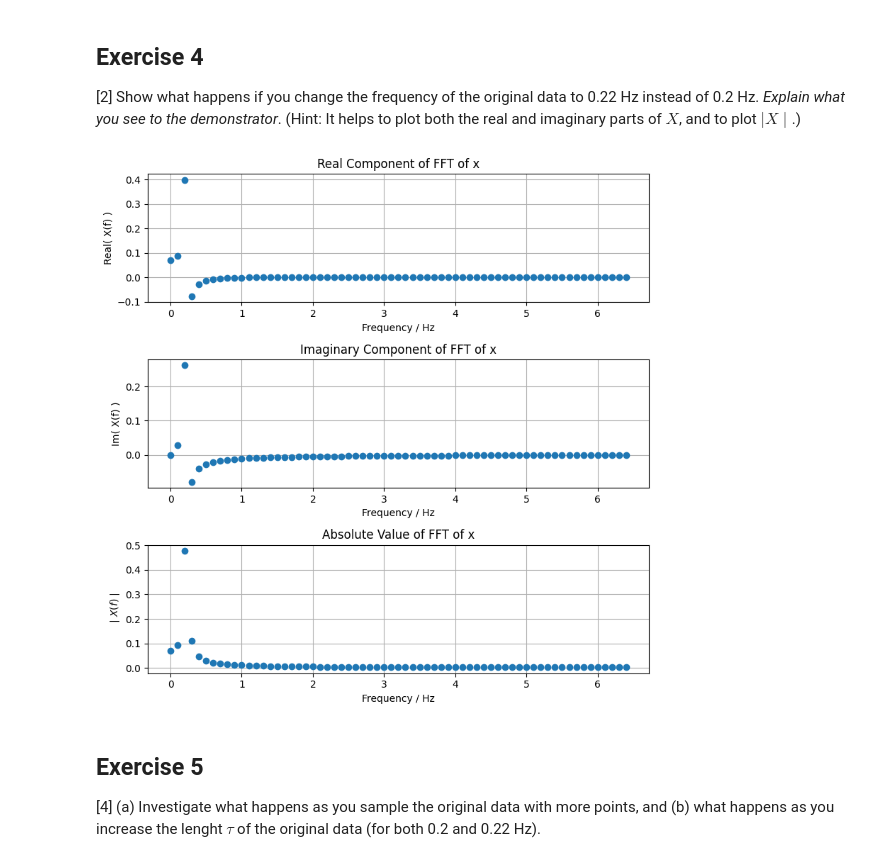
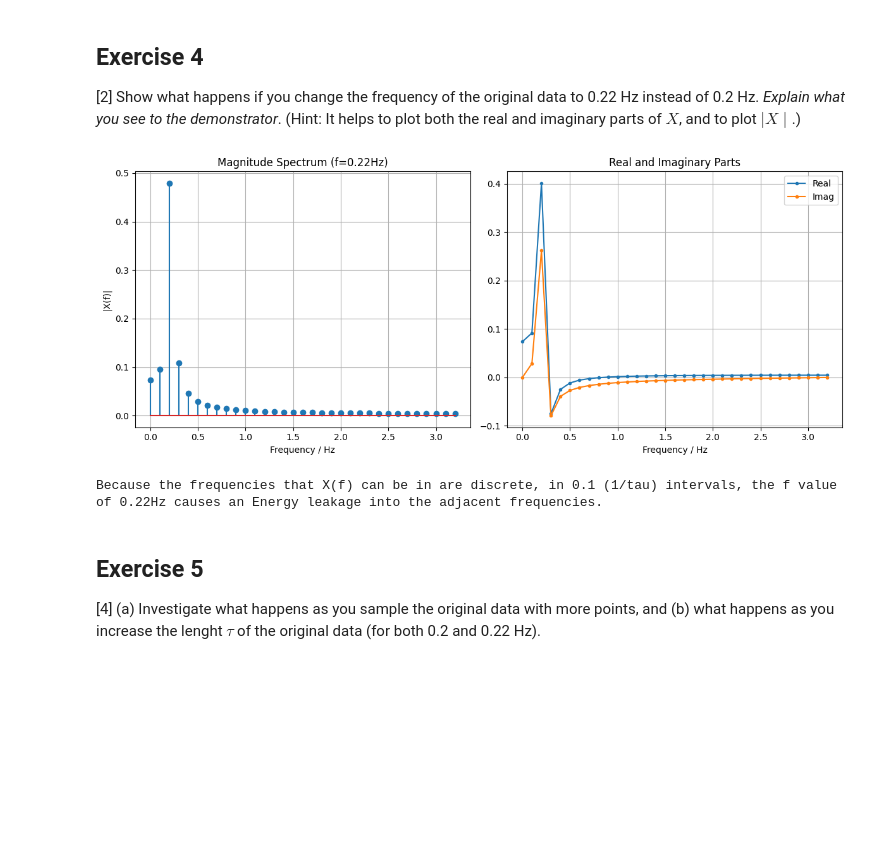
Before and after one commit to PX2145-2025/week-10-b-Ridge-Ewan-313, a Jupyter notebook: FFT.ipynb, the cells around one changed output. Saved outputs shown, nothing was run; the diff lists cells and outputs as text; code cells hidden in the pictures; blank space fills up the shorter version.

```diff
--- a/FFT.ipynb
+++ b/FFT.ipynb
@@ -369,38 +369,36 @@ plt.show()
 ## Exercise 4
 [2] Show what happens if you change the frequency of the original data to 0.22 Hz instead of 0.2 Hz. _Explain what you see to the demonstrator_.
 (Hint: It helps to plot both the real and imaginary parts of $X$, and to plot $\mid X \mid$.)
-# %%
-# redefine frequecny as 0.22 Hz
-f = 0.22
-# create x array, amplitude 1.0
-x = np.cos(2*np.pi*f*t)
-
-frq, X = Spectrum1(x, Fs)
-
-# ploptting the graphs
-fig, ax = plt.subplots(3, 1, figsize=(8,8))
-ax[0].plot(frq, np.real(X), 'o') # real part of X
-ax[0].set_title('Real Component of FFT of x')
-ax[0].set_xlabel('Frequency / Hz')
-ax[0].set_ylabel('Real( X(f) )')
-ax[0].grid()
-
-ax[1].plot(frq, np.imag(X), 'o') # imaginary part of X
-ax[1].set_title('Imaginary Component of FFT of x')
-ax[1].set_xlabel('Frequency / Hz')
-ax[1].set_ylabel('Im( X(f) )')
-ax[1].grid()
-
-ax[2].plot(frq, np.abs(X), 'o') # ∣X∣
-ax[2].set_title('Absolute Value of FFT of x')
-ax[2].set_xlabel('Frequency / Hz')
-ax[2].set_ylabel(r'$\mid X(f)\mid$')
-ax[2].grid()
-
-fig.tight_layout()
-fig.show()
-# %% [output]
-[figure, removed]
+# %%
+f_new = 0.22
+x_new = np.cos(2*np.pi*f_new*t) # re-calculate signal with new freq
+
+frq_new, X_new = Spectrum1(x_new, Fs)
+
+fig, ax = plt.subplots(1, 2, figsize=(12,5))
+
+# plot magnitude
+ax[0].stem(frq_new, np.abs(X_new)) # ∣X∣
+ax[0].set_title(f'Magnitude Spectrum (f={f_new}Hz)')
+ax[0].set_xlabel('Frequency / Hz')
+ax[0].set_ylabel('|X(f)|')
+ax[0].grid()
+
+# plot real and imaginary parts
+ax[1].plot(frq_new, np.real(X_new), '.-', label='Real') # real part of X
+ax[1].plot(frq_new, np.imag(X_new), '.-', label='Imag') # imaginary part of X
+ax[1].set_title('Real and Imaginary Parts')
+ax[1].set_xlabel('Frequency / Hz')
+ax[1].legend()
+ax[1].grid()
+
+fig.tight_layout()
+plt.show()
+
+print('\nBecause the frequencies that X(f) can be in are discrete, in 0.1 (1/tau) intervals, the f value of 0.22Hz causes an Energy leakage into the adjacent frequencies.')
+# %% [output]
+[figure, added]
+Because the frequencies that X(f) can be in are discrete, in 0.1 (1/tau) intervals, the f value of 0.22Hz causes an Energy leakage into the adjacent frequencies.
 # %% [markdown]
 ## Exercise 5
 
```
Also changed, not shown: parts of 6 cells of this notebook.
